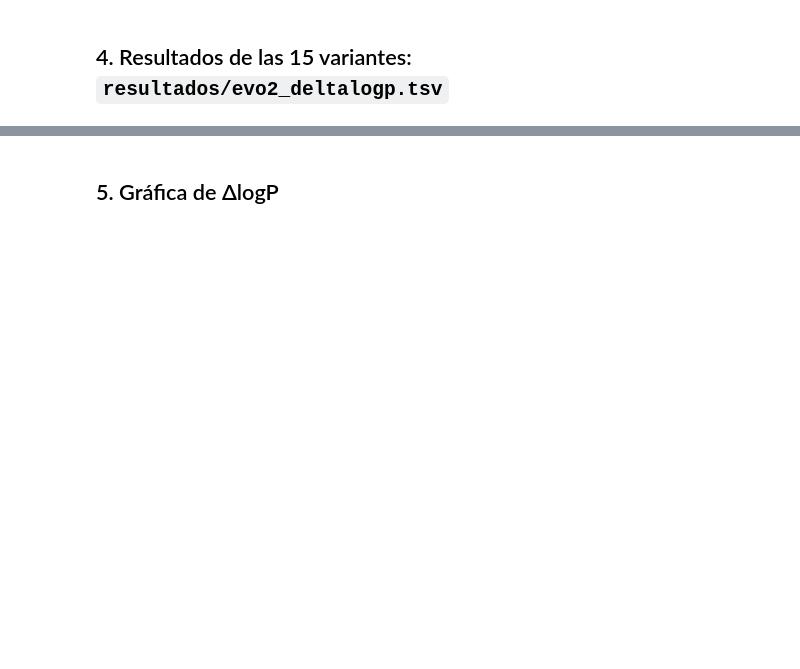
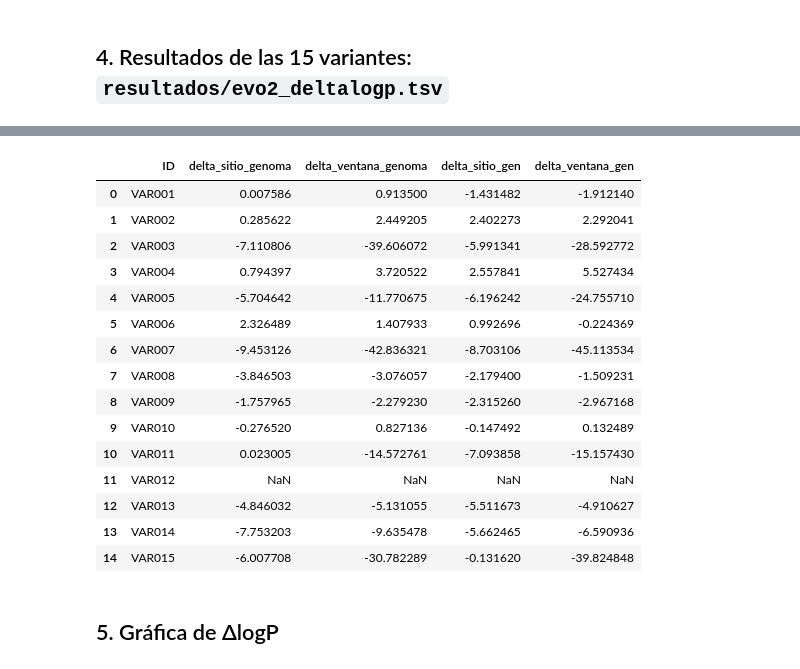
Before and after one commit to XomiDessu/Caso_1_PHA_Humano, a Jupyter notebook: notebooks/04_evo2.ipynb, the cells around one changed output, grey strips where cells are left out. Cells and saved outputs as stored; diff of their text form; code cells hidden in the pictures; blank space fills up the shorter version.

```diff
--- a/notebooks/04_evo2.ipynb
+++ b/notebooks/04_evo2.ipynb
@@ -25,2 +215,63 @@ NVIDIA_API_KEY = os.getenv("NVCF_RUN_KEY") or getpass("Pega tu NVIDIA API key: "
 # %% [markdown]
 ## 4. Resultados de las 15 variantes: `resultados/evo2_deltalogp.tsv`
+# %%
+import os
+from pathlib import Path
+import pandas as pd
+import numpy as np
+
+# 1. Crear carpeta de resultados
+os.makedirs('resultados', exist_ok=True)
+ruta_tsv = Path('resultados/evo2_deltalogp.tsv')
+
+# Si el TSV ya existe, cárgalo directamente para evitar esperar llamadas repetidas
+RECALCULAR = False  # Cambia a True sólo si quieres recalcular las 15 variantes en vivo
+
+if ruta_tsv.exists() and not RECALCULAR:
+    print(f"✅ Cargando resultados existentes desde: {ruta_tsv}")
+    df_evo2 = pd.read_csv(ruta_tsv, sep='\t')
+else:
+    # Cargar las 15 variantes del VCF
+    vcf_path = Path('database/genomic/PAH_variants_masked_GRCh38.vcf')
+    if vcf_path.exists():
+        with open(vcf_path, 'r', encoding='utf-8') as f:
+            vcf_lines = [line for line in f if not line.startswith('##')]
+    else:
+        import urllib.request
+        url_vcf = 'https://raw.githubusercontent.com/XomiDessu/Caso_1_PHA_Humano/main/database/genomic/PAH_variants_masked_GRCh38.vcf'
+        req = urllib.request.Request(url_vcf, headers={'User-Agent': 'Mozilla/5.0'})
+        vcf_lines = [line for line in urllib.request.urlopen(req).read().decode('utf-8').splitlines() if not line.startswith('##')]
+
+    variantes = []
+    for line in vcf_lines[1:]:
+        parts = line.strip().split('\t')
+        variantes.append({
+            'chrom': parts[0].replace('chr', ''),
+            'pos': int(parts[1]),
+            'id': parts[2],
+            'ref': parts[3],
+            'alt': parts[4]
+        })
+    df_vars = pd.DataFrame(variantes)
+    print(f"Variantes a procesar con Evo2: {len(df_vars)}")
+
+    # Inicializar el archivo TSV
+    with open(ruta_tsv, 'w', encoding='utf-8') as f:
+        f.write("ID\tdelta_sitio_genoma\tdelta_ventana_genoma\tdelta_sitio_gen\tdelta_ventana_gen\n")
+
+    # Calcular variante por variante y escribir progresivamente
+    for _, row in df_vars.iterrows():
+        var_id, pos, ref, alt, chrom = row['id'], row['pos'], row['ref'], row['alt'], row['chrom']
+        print(f"Procesando {var_id} ({pos} {ref}>{alt})...", end=" ")
+        ds_g, dv_g, ds_gen, dv_gen = puntuar_variante(pos, ref, alt, chrom)
+        with open(ruta_tsv, 'a', encoding='utf-8') as f:
+            f.write(f"{var_id}\t{ds_g}\t{dv_g}\t{ds_gen}\t{dv_gen}\n")
+        ds_g_str = f"{ds_g:.4f}" if not np.isnan(ds_g) else "NaN"
+        ds_gen_str = f"{ds_gen:.4f}" if not np.isnan(ds_gen) else "NaN"
+        print(f"✅ Listo (sitio_genoma={ds_g_str}, sitio_gen={ds_gen_str})")
+
+    df_evo2 = pd.read_csv(ruta_tsv, sep='\t')
+    print(f"\n🎉 ¡Cálculos terminados y guardados en: {ruta_tsv}!")
+
+display(df_evo2)
+# %% [output]
@@ -27,2 +298,18 @@ NVIDIA_API_KEY = os.getenv("NVCF_RUN_KEY") or getpass("Pega tu NVIDIA API key: "
+|  | ID | delta_sitio_genoma | delta_ventana_genoma | delta_sitio_gen | delta_ventana_gen |
+| 0 | VAR001 | 0.007586 | 0.913500 | -1.431482 | -1.912140 |
+| 1 | VAR002 | 0.285622 | 2.449205 | 2.402273 | 2.292041 |
+| 2 | VAR003 | -7.110806 | -39.606072 | -5.991341 | -28.592772 |
+| 3 | VAR004 | 0.794397 | 3.720522 | 2.557841 | 5.527434 |
+| 4 | VAR005 | -5.704642 | -11.770675 | -6.196242 | -24.755710 |
+| 5 | VAR006 | 2.326489 | 1.407933 | 0.992696 | -0.224369 |
+| 6 | VAR007 | -9.453126 | -42.836321 | -8.703106 | -45.113534 |
+| 7 | VAR008 | -3.846503 | -3.076057 | -2.179400 | -1.509231 |
+| 8 | VAR009 | -1.757965 | -2.279230 | -2.315260 | -2.967168 |
+| 9 | VAR010 | -0.276520 | 0.827136 | -0.147492 | 0.132489 |
+| 10 | VAR011 | 0.023005 | -14.572761 | -7.093858 | -15.157430 |
+| 11 | VAR012 | NaN | NaN | NaN | NaN |
+| 12 | VAR013 | -4.846032 | -5.131055 | -5.511673 | -4.910627 |
+| 13 | VAR014 | -7.753203 | -9.635478 | -5.662465 | -6.590936 |
+| 14 | VAR015 | -6.007708 | -30.782289 | -0.131620 | -39.824848 |
 # %% [markdown]
 ## 5. Gráfica de ΔlogP
```
Also changed, not shown: parts of 10 cells of this notebook.
